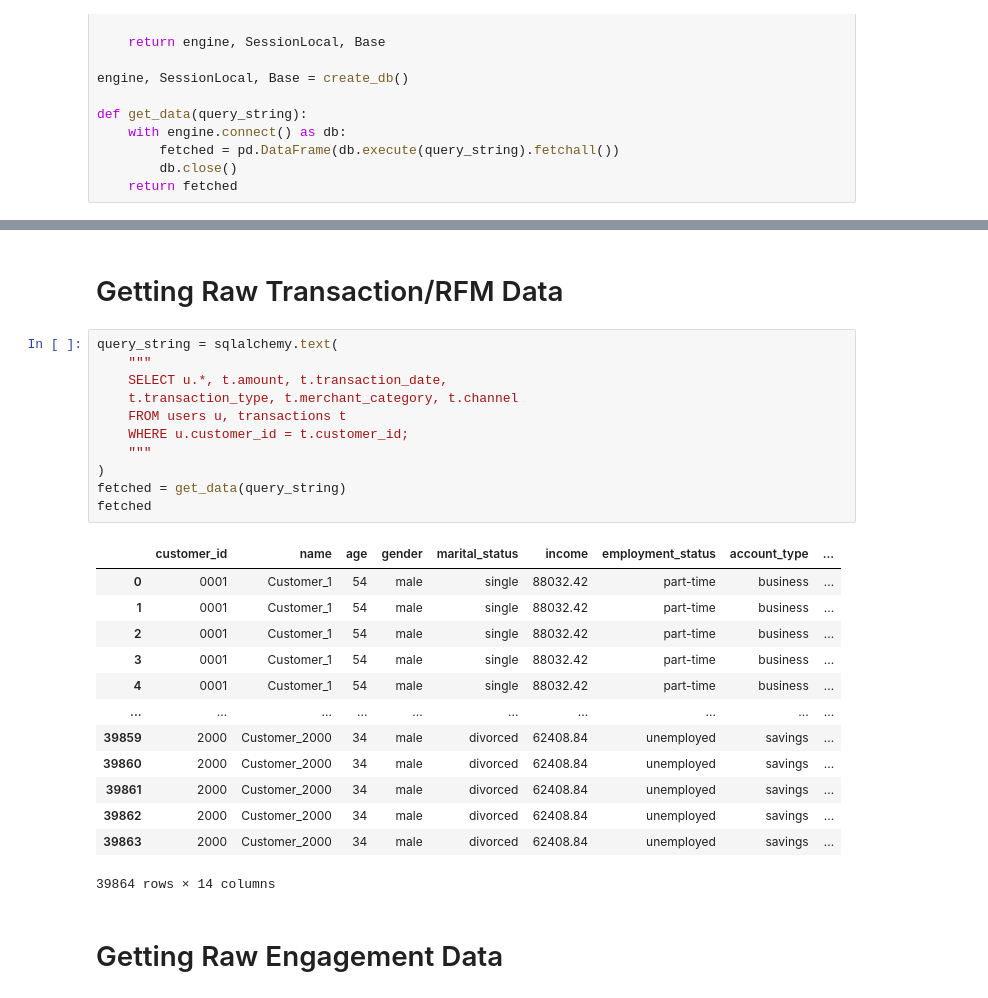
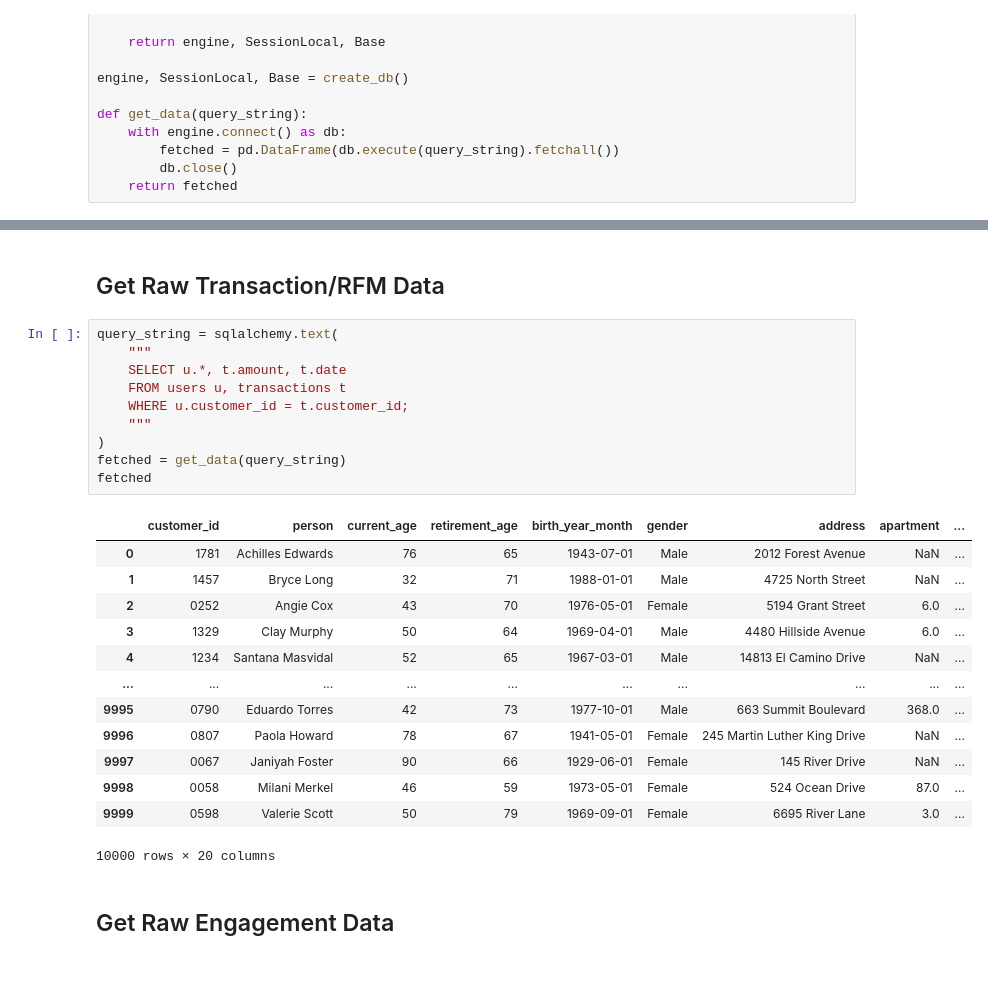
Before and after one commit to ChinSekYi/OpenAYEye, a Jupyter notebook: server/sql/database/database.ipynb, the cells around one changed output, grey strips where cells are left out. Saved outputs shown, nothing was run; the diff lists cells and outputs as text; blank space fills up the shorter version.

```diff
--- a/server/sql/database/database.ipynb
+++ b/server/sql/database/database.ipynb
@@ -340,32 +384,31 @@ fetched
 # %% [markdown]
-# Getting Raw Transaction/RFM Data
+## Get Raw Transaction/RFM Data
 # %%
 query_string = sqlalchemy.text(
 	"""
-	SELECT u.*, t.amount, t.transaction_date,
-	t.transaction_type, t.merchant_category, t.channel
+	SELECT u.*, t.amount, t.date
 	FROM users u, transactions t
 	WHERE u.customer_id = t.customer_id;
 	"""
 )
 fetched = get_data(query_string)
 fetched
 # %% [output]
-|  | customer_id | name | age | gender | marital_status | income | employment_status | account_type | ... |
-| 0 | 0001 | Customer_1 | 54 | male | single | 88032.42 | part-time | business | ... |
-| 1 | 0001 | Customer_1 | 54 | male | single | 88032.42 | part-time | business | ... |
-| 2 | 0001 | Customer_1 | 54 | male | single | 88032.42 | part-time | business | ... |
-| 3 | 0001 | Customer_1 | 54 | male | single | 88032.42 | part-time | business | ... |
-| 4 | 0001 | Customer_1 | 54 | male | single | 88032.42 | part-time | business | ... |
+|  | customer_id | person | current_age | retirement_age | birth_year_month | gender | address | apartment | ... |
+| 0 | 1781 | Achilles Edwards | 76 | 65 | 1943-07-01 | Male | 2012 Forest Avenue | NaN | ... |
+| 1 | 1457 | Bryce Long | 32 | 71 | 1988-01-01 | Male | 4725 North Street | NaN | ... |
+| 2 | 0252 | Angie Cox | 43 | 70 | 1976-05-01 | Female | 5194 Grant Street | 6.0 | ... |
+| 3 | 1329 | Clay Murphy | 50 | 64 | 1969-04-01 | Male | 4480 Hillside Avenue | 6.0 | ... |
+| 4 | 1234 | Santana Masvidal | 52 | 65 | 1967-03-01 | Male | 14813 El Camino Drive | NaN | ... |
 | ... | ... | ... | ... | ... | ... | ... | ... | ... | ... |
-| 39859 | 2000 | Customer_2000 | 34 | male | divorced | 62408.84 | unemployed | savings | ... |
-| 39860 | 2000 | Customer_2000 | 34 | male | divorced | 62408.84 | unemployed | savings | ... |
-| 39861 | 2000 | Customer_2000 | 34 | male | divorced | 62408.84 | unemployed | savings | ... |
-| 39862 | 2000 | Customer_2000 | 34 | male | divorced | 62408.84 | unemployed | savings | ... |
-| 39863 | 2000 | Customer_2000 | 34 | male | divorced | 62408.84 | unemployed | savings | ... |
+| 9995 | 0790 | Eduardo Torres | 42 | 73 | 1977-10-01 | Male | 663 Summit Boulevard | 368.0 | ... |
+| 9996 | 0807 | Paola Howard | 78 | 67 | 1941-05-01 | Female | 245 Martin Luther King Drive | NaN | ... |
+| 9997 | 0067 | Janiyah Foster | 90 | 66 | 1929-06-01 | Female | 145 River Drive | NaN | ... |
+| 9998 | 0058 | Milani Merkel | 46 | 59 | 1973-05-01 | Female | 524 Ocean Drive | 87.0 | ... |
+| 9999 | 0598 | Valerie Scott | 50 | 79 | 1969-09-01 | Female | 6695 River Lane | 3.0 | ... |
-39864 rows × 14 columns
+10000 rows × 20 columns
 # %% [markdown]
-# Getting Raw Engagement Data
+## Get Raw Engagement Data
 # %%
 query_string = sqlalchemy.text(
 	"""
```
Also changed, not shown: parts of 14 cells of this notebook, 9 other files.
